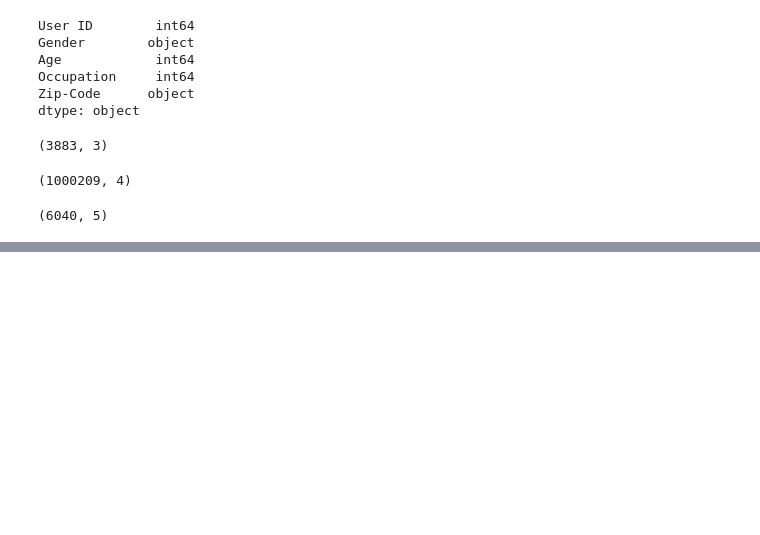
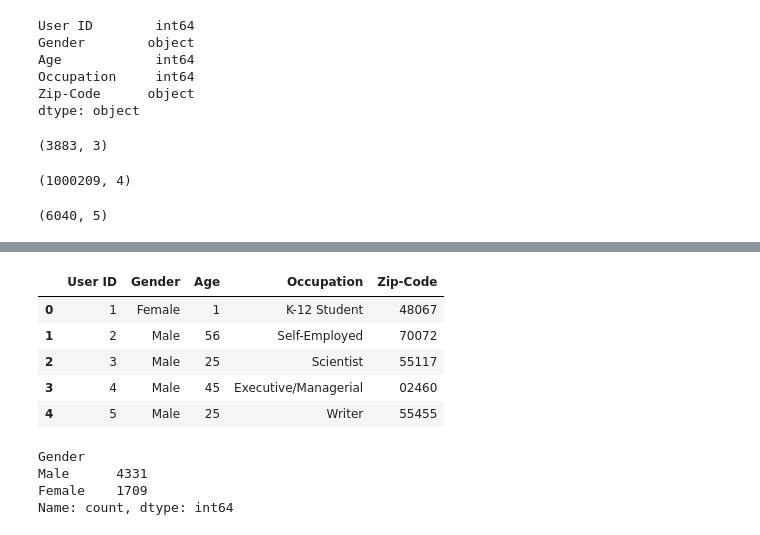
Before and after one commit to omerzzeybek9/Rec-Systems-MovieLens-1M, a Jupyter notebook: ml-1m/movielens.ipynb, the cells around one changed output, grey strips where cells are left out. Saved outputs shown, nothing was run; the diff lists cells and outputs as text; code cells hidden in the pictures; blank space fills up the shorter version.

```diff
--- a/ml-1m/movielens.ipynb
+++ b/ml-1m/movielens.ipynb
@@ -90,0 +204,17 @@ users.shape
+# %%
+users.head()
+# %% [output]
+|  | User ID | Gender | Age | Occupation | Zip-Code |
+| 0 | 1 | Female | 1 | K-12 Student | 48067 |
+| 1 | 2 | Male | 56 | Self-Employed | 70072 |
+| 2 | 3 | Male | 25 | Scientist | 55117 |
+| 3 | 4 | Male | 45 | Executive/Managerial | 02460 |
+| 4 | 5 | Male | 25 | Writer | 55455 |
+# %%
+#Number of Male and Female users
+users["Gender"].value_counts()
+# %% [output]
+Gender
+Male      4331
+Female    1709
+Name: count, dtype: int64
```
Also changed, not shown: parts of 16 cells of this notebook.
